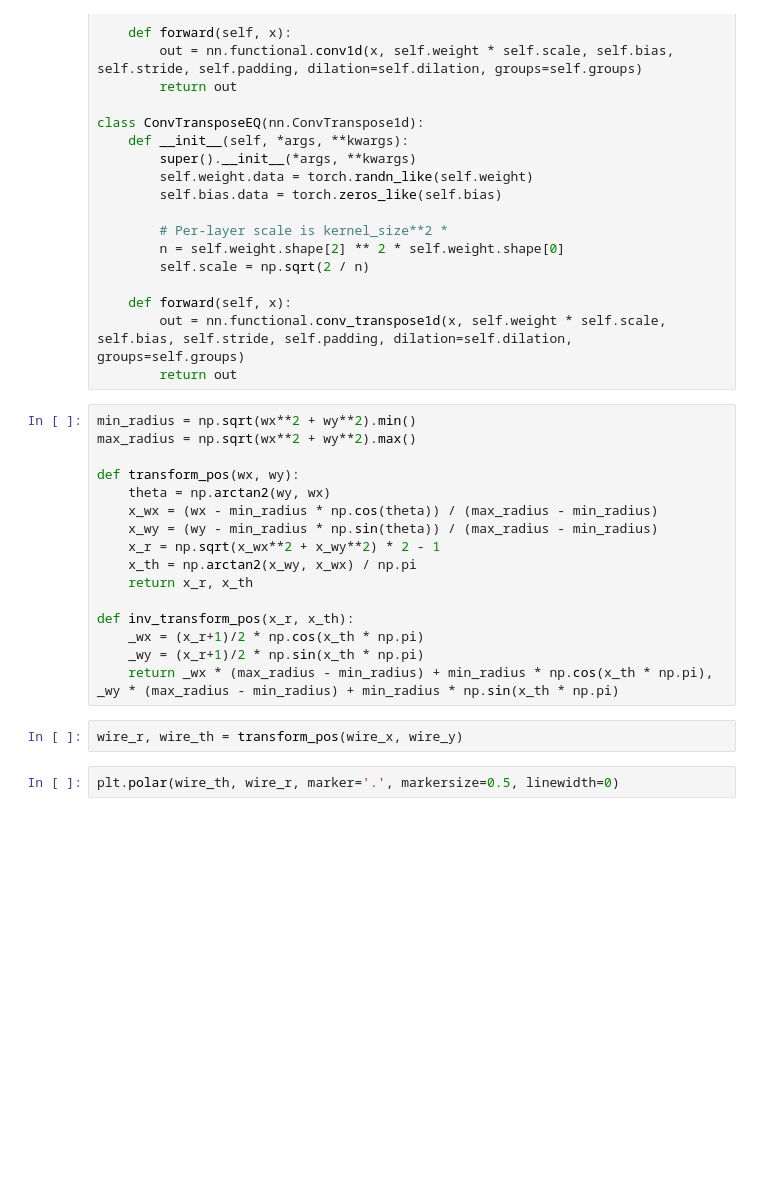
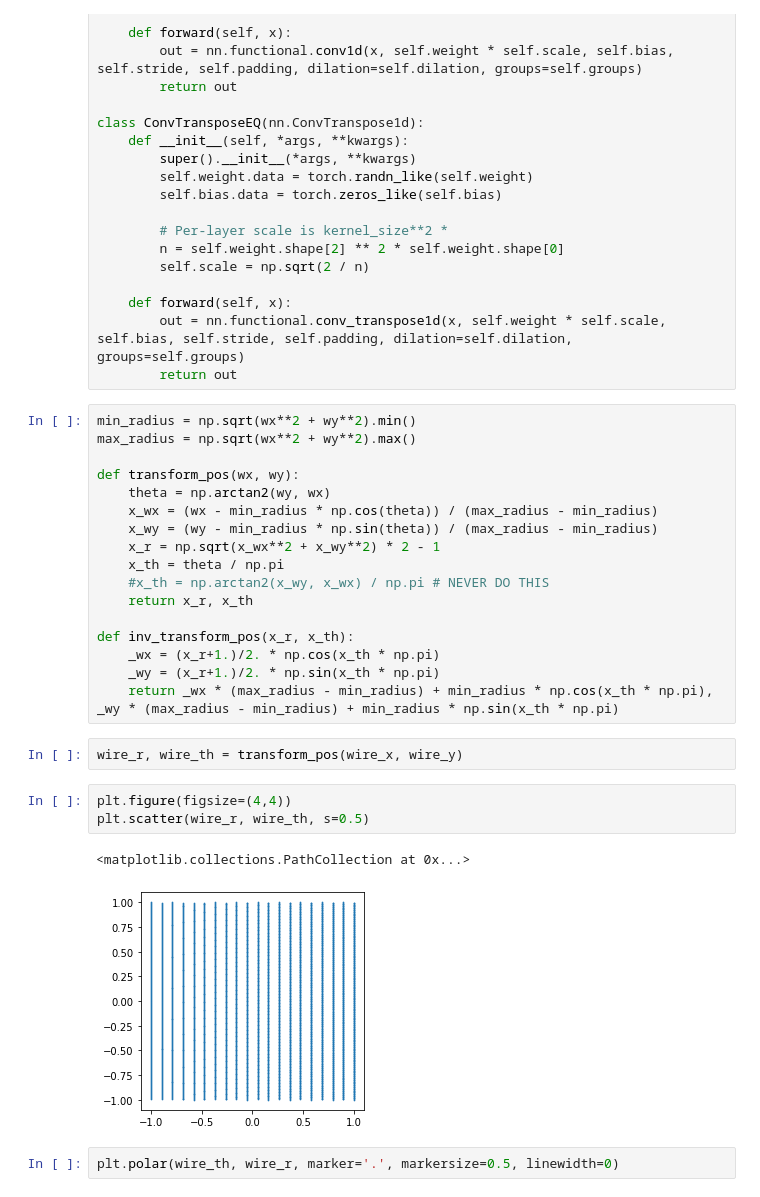
Before and after one commit to mdubouch/noise-gan, a Jupyter notebook: noise_info.ipynb, the cells around one changed output. Saved outputs shown, nothing was run; the diff lists cells and outputs as text; blank space fills up the shorter version.

```diff
--- a/noise_info.ipynb
+++ b/noise_info.ipynb
@@ -460,15 +455,22 @@ def transform_pos(wx, wy):
     x_wx = (wx - min_radius * np.cos(theta)) / (max_radius - min_radius)
     x_wy = (wy - min_radius * np.sin(theta)) / (max_radius - min_radius)
     x_r = np.sqrt(x_wx**2 + x_wy**2) * 2 - 1
-    x_th = np.arctan2(x_wy, x_wx) / np.pi
+    x_th = theta / np.pi
+    #x_th = np.arctan2(x_wy, x_wx) / np.pi # NEVER DO THIS
     return x_r, x_th
 
 def inv_transform_pos(x_r, x_th):
-    _wx = (x_r+1)/2 * np.cos(x_th * np.pi)
-    _wy = (x_r+1)/2 * np.sin(x_th * np.pi)
+    _wx = (x_r+1.)/2. * np.cos(x_th * np.pi)
+    _wy = (x_r+1.)/2. * np.sin(x_th * np.pi)
     return _wx * (max_radius - min_radius) + min_radius * np.cos(x_th * np.pi), _wy * (max_radius - min_radius) + min_radius * np.sin(x_th * np.pi)
 # %%
 wire_r, wire_th = transform_pos(wire_x, wire_y)
+# %%
+plt.figure(figsize=(4,4))
+plt.scatter(wire_r, wire_th, s=0.5)
+# %% [output]
+<matplotlib.collections.PathCollection at 0x...>
+[figure, added]
 # %%
 plt.polar(wire_th, wire_r, marker='.', markersize=0.5, linewidth=0)
 # %% [output]
```
Also changed, not shown: parts of 21 cells of this notebook.
